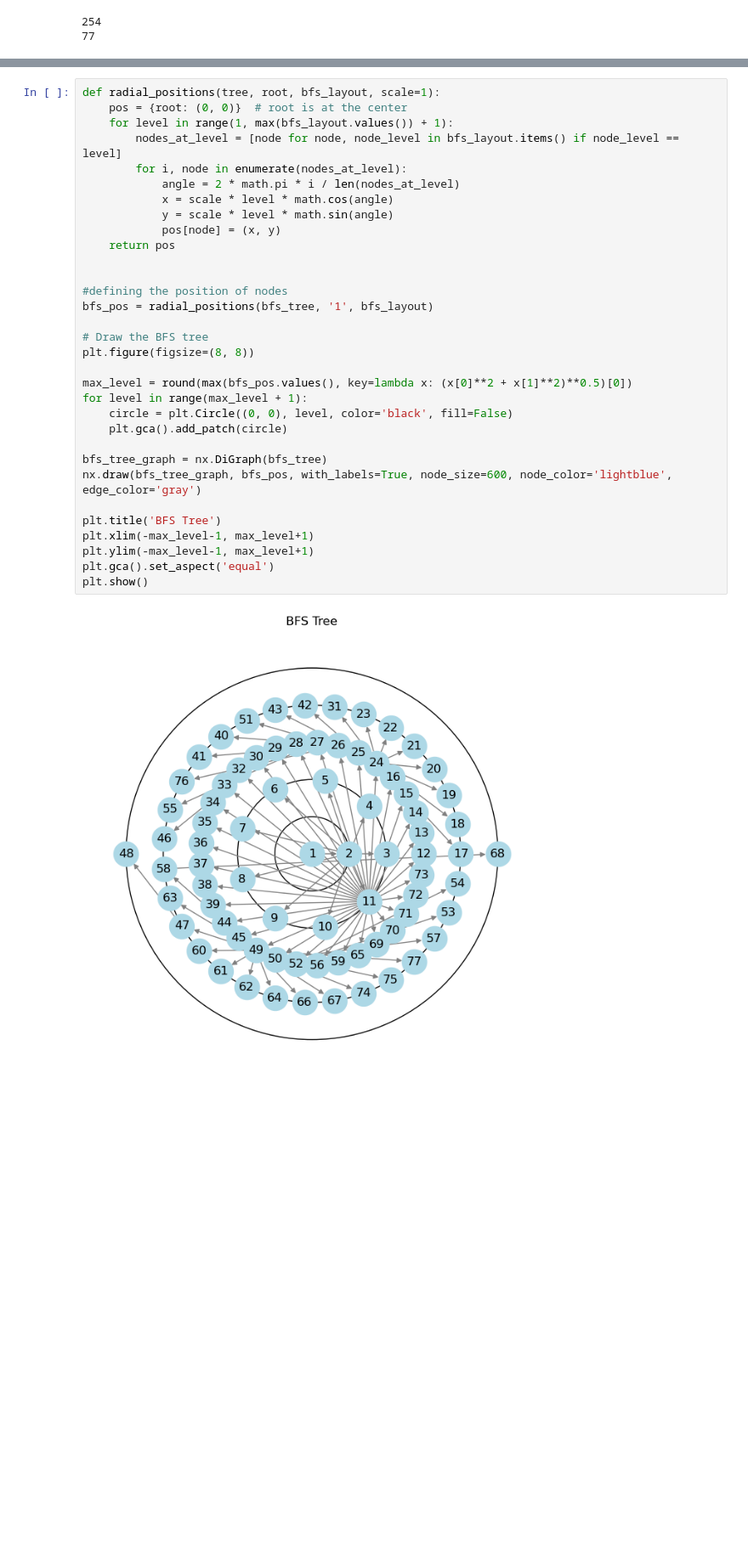
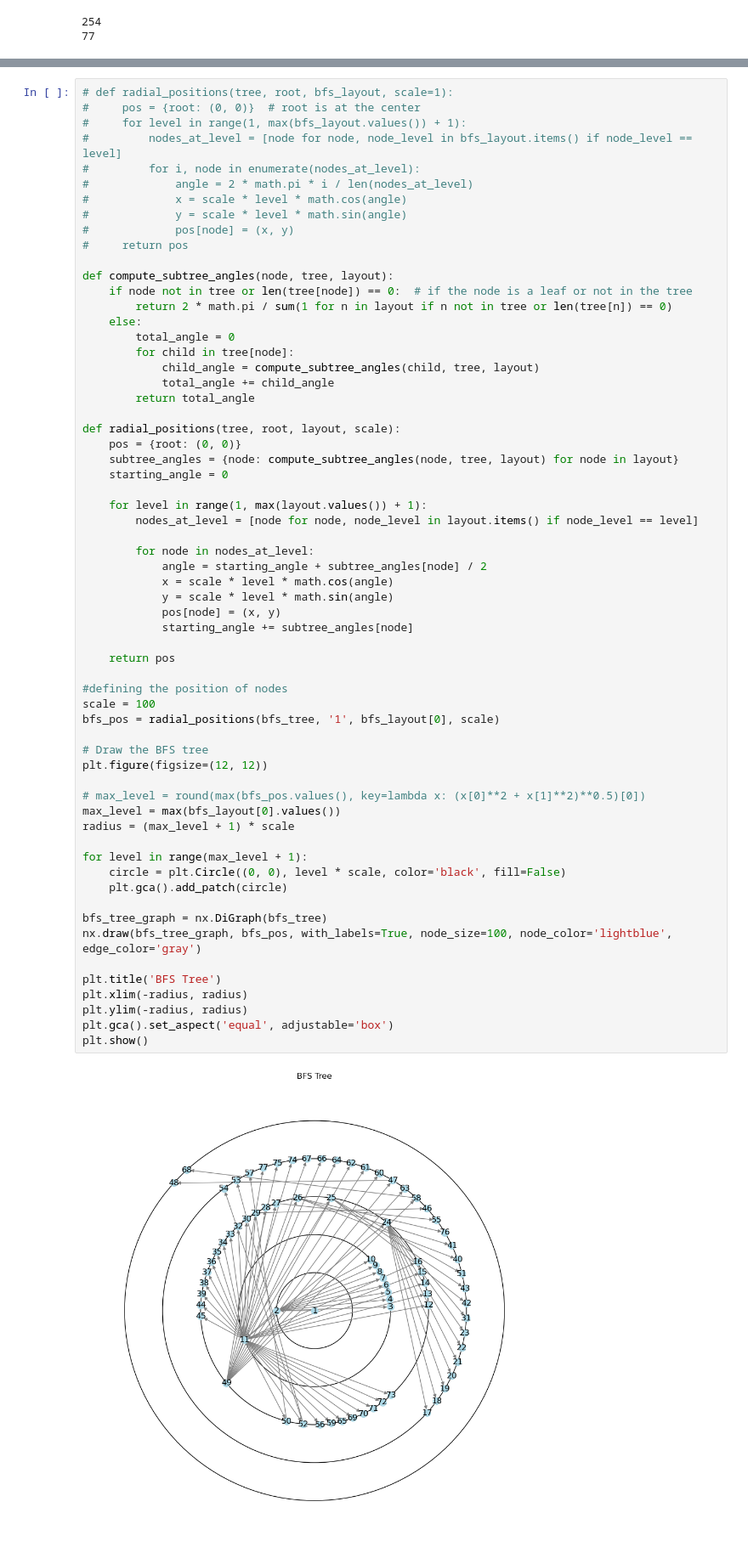
Before and after one commit to mauro-vb/graph-visualization-project, a Jupyter notebook: step 2.ipynb, the cells around one changed output, grey strips where cells are left out. Shown at 85% size. Saved outputs shown, nothing was run; the diff lists cells and outputs as text; blank space fills up the shorter version.

```diff
--- a/step 2.ipynb
+++ b/step 2.ipynb
@@ -128,35 +172,65 @@ DFS = ['1', '2', '3', '4', '11', '12', '13', '24', '25', '26', '27', '28', '29',
 # %%
-def radial_positions(tree, root, bfs_layout, scale=1):
-    pos = {root: (0, 0)}  # root is at the center
-    for level in range(1, max(bfs_layout.values()) + 1):
-        nodes_at_level = [node for node, node_level in bfs_layout.items() if node_level == level]
-        for i, node in enumerate(nodes_at_level):
-            angle = 2 * math.pi * i / len(nodes_at_level)
+# def radial_positions(tree, root, bfs_layout, scale=1):
+#     pos = {root: (0, 0)}  # root is at the center
+#     for level in range(1, max(bfs_layout.values()) + 1):
+#         nodes_at_level = [node for node, node_level in bfs_layout.items() if node_level == level]
+#         for i, node in enumerate(nodes_at_level):
+#             angle = 2 * math.pi * i / len(nodes_at_level)
+#             x = scale * level * math.cos(angle)
+#             y = scale * level * math.sin(angle)
+#             pos[node] = (x, y)
+#     return pos
+
+def compute_subtree_angles(node, tree, layout):
+    if node not in tree or len(tree[node]) == 0:  # if the node is a leaf or not in the tree
+        return 2 * math.pi / sum(1 for n in layout if n not in tree or len(tree[n]) == 0)
+    else:
+        total_angle = 0
+        for child in tree[node]:
+            child_angle = compute_subtree_angles(child, tree, layout)
+            total_angle += child_angle
+        return total_angle
+
+def radial_positions(tree, root, layout, scale):
+    pos = {root: (0, 0)}
+    subtree_angles = {node: compute_subtree_angles(node, tree, layout) for node in layout}
+    starting_angle = 0
+
+    for level in range(1, max(layout.values()) + 1):
+        nodes_at_level = [node for node, node_level in layout.items() if node_level == level]
+
+        for node in nodes_at_level:
+            angle = starting_angle + subtree_angles[node] / 2
             x = scale * level * math.cos(angle)
             y = scale * level * math.sin(angle)
             pos[node] = (x, y)
+            starting_angle += subtree_angles[node]
+
     return pos
 
-
 #defining the position of nodes
-bfs_pos = radial_positions(bfs_tree, '1', bfs_layout)
+scale = 100
+bfs_pos = radial_positions(bfs_tree, '1', bfs_layout[0], scale)
 
 # Draw the BFS tree
-plt.figure(figsize=(8, 8))
+plt.figure(figsize=(12, 12))
 
-max_level = round(max(bfs_pos.values(), key=lambda x: (x[0]**2 + x[1]**2)**0.5)[0])
+# max_level = round(max(bfs_pos.values(), key=lambda x: (x[0]**2 + x[1]**2)**0.5)[0])
+max_level = max(bfs_layout[0].values())
+radius = (max_level + 1) * scale
+
 for level in range(max_level + 1):
-    circle = plt.Circle((0, 0), level, color='black', fill=False)
+    circle = plt.Circle((0, 0), level * scale, color='black', fill=False)
     plt.gca().add_patch(circle)
 
 bfs_tree_graph = nx.DiGraph(bfs_tree)
-nx.draw(bfs_tree_graph, bfs_pos, with_labels=True, node_size=600, node_color='lightblue', edge_color='gray')
+nx.draw(bfs_tree_graph, bfs_pos, with_labels=True, node_size=100, node_color='lightblue', edge_color='gray')
 
 plt.title('BFS Tree')
-plt.xlim(-max_level-1, max_level+1)
-plt.ylim(-max_level-1, max_level+1)
-plt.gca().set_aspect('equal')
+plt.xlim(-radius, radius)
+plt.ylim(-radius, radius)
+plt.gca().set_aspect('equal', adjustable='box')
 plt.show()
 # %% [output]
-[figure, old version]
+[figure, new version]
 # %%
```
Also changed, not shown: parts of 6 cells of this notebook.
